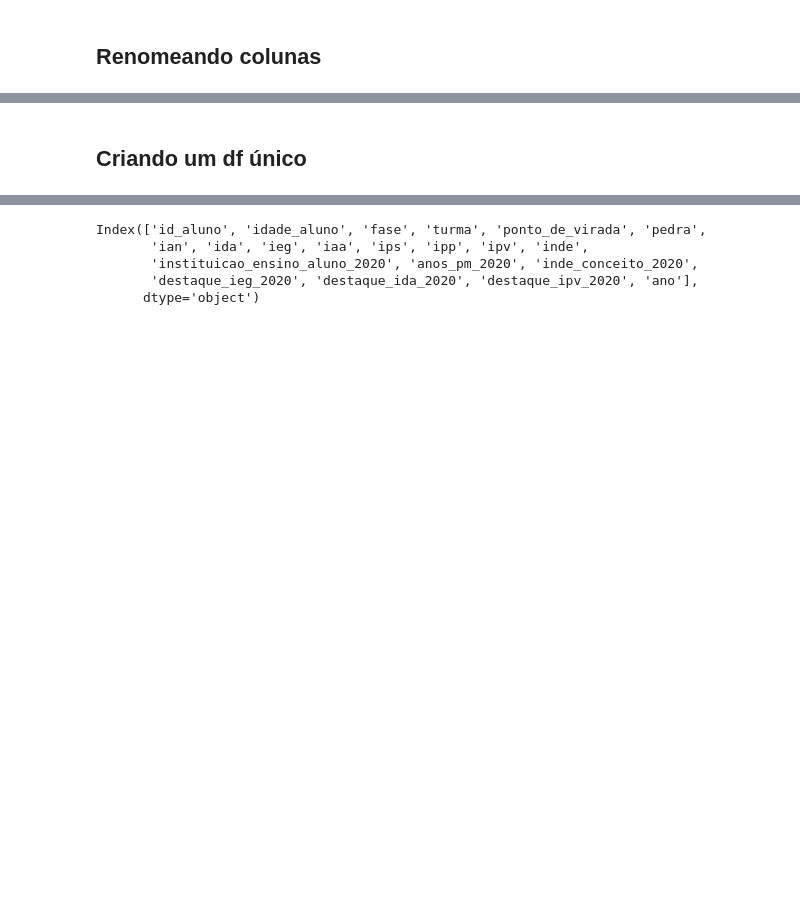
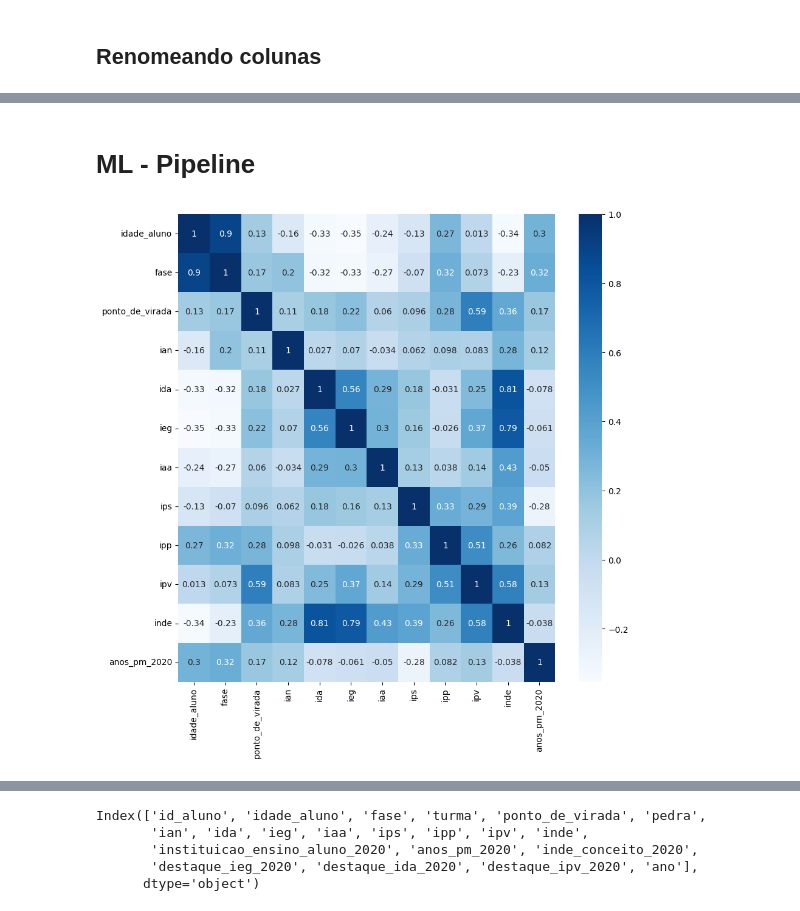
Before and after one commit to giulianafernandes/datathon_fiap, a Jupyter notebook: datathon.ipynb, the cells around one changed output, grey strips where cells are left out. Cells and saved outputs as stored; diff of their text form; code cells hidden in the pictures; blank space fills up the shorter version.

```diff
--- a/datathon.ipynb
+++ b/datathon.ipynb
@@ -522,5 +522,8 @@ dados22.to_csv('dados/csv_tratado/dados_22.csv', index=False)
 dados20.to_excel('dados/csv_tratado/dados_20.xlsx', index=False)
 dados21.to_excel('dados/csv_tratado/dados_21.xlsx', index=False)
 dados22.to_excel('dados/csv_tratado/dados_22.xlsx', index=False)
-# %% [markdown]
-## Criando um df único
+# %% [markdown]
+# ML - Pipeline
+# %%
+dados20 = dados20.dropna().reset_index(drop=True)
+dados20['ponto_de_virada'] = dados20['ponto_de_virada'].replace(['Sim', 'Não'], [1,0])
@@ -526,0 +532,13 @@ dados22.to_excel('dados/csv_tratado/dados_22.xlsx', index=False)
+# %%
+# funcao para testar a matriz de correlação anual
+def mcorrelacao(df):
+    dados_num_columns = df.select_dtypes(include=[np.number]).columns
+    dados_num = df[dados_num_columns]
+    corr_matrix = dados_num.corr()
+
+    plt.figure(figsize=(10,10))
+    sns.heatmap(corr_matrix, cmap="Blues", annot=True)
+# %%
+mcorrelacao(dados20)
+# %% [output]
+[figure, added]
```
Also changed, not shown: parts of 39 cells of this notebook, 9 other files.
